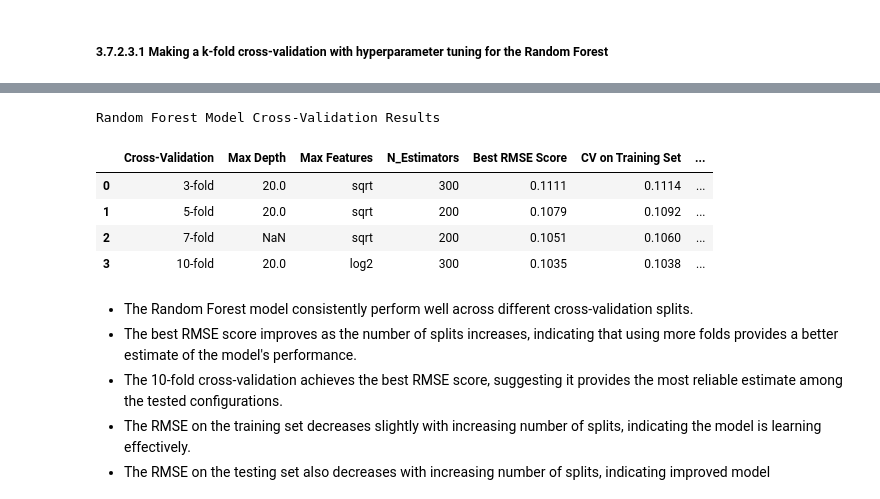
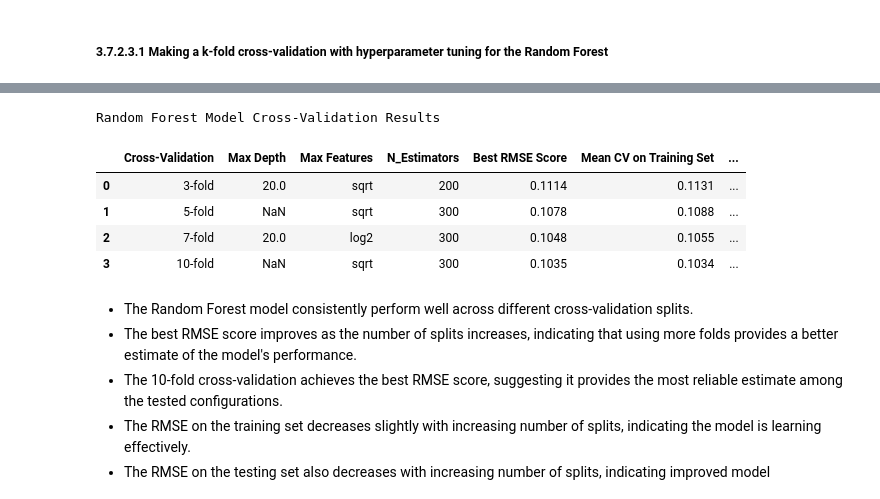
Before and after one commit to aysebsengul/Capstone_3_Predicting-Future-Solar-Energy-Generation-, a Jupyter notebook: 3_Pre-processing Work and Model.ipynb, the cells around one changed output, grey strips where cells are left out. Saved outputs shown, nothing was run; the diff lists cells and outputs as text; code cells hidden in the pictures.

```diff
--- a/3_Pre-processing Work and Model.ipynb
+++ b/3_Pre-processing Work and Model.ipynb
@@ -842,32 +879,32 @@ Standard deviation in cross-validation RMSE scores on testing set: 0.04049877353
 # %%
 # Create a dictionary to hold the data
 data = {
     "Cross-Validation": ["3-fold", "5-fold", "7-fold", "10-fold"],
-    "Max Depth": [20, 20, None, 20],
-    "Max Features": ["sqrt", "sqrt", "sqrt", "log2"],
-    "N_Estimators": [300, 200, 200, 300],
-    "Best RMSE Score": [0.1111, 0.1079, 0.1051, 0.1035],
-    "CV on Training Set": [0.1114, 0.1092, 0.1060, 0.1038],
-    "CV on Testing Set": [0.1527, 0.1426, 0.1386, 0.1326],
-    "Standard Deviation": [0.0365, 0.0341, 0.0443, 0.0405]
+    "Max Depth": [20, None, 20, None],
+    "Max Features": ["sqrt", "sqrt", "log2", "sqrt"],
+    "N_Estimators": [200, 300, 300, 300],
+    "Best RMSE Score": [0.1114, 0.1078, 0.1048, 0.1035],
+    "Mean CV on Training Set": [0.1131, 0.1088, 0.1055, 0.1034],
+    "Mean CV on Testing Set": [0.1481, 0.1453, 0.1384, 0.1326],
+    "Standard Deviation on Testing Set": [0.0308, 0.0342, 0.0433, 0.0405]
 }
 
 # Create a DataFrame from the dictionary
 df = pd.DataFrame(data)
 
 # Set the title
 title = "Random Forest Model Cross-Validation Results"
 
 # Display the title and DataFrame
 print(title)
 df
 # %% [output]
 Random Forest Model Cross-Validation Results
-|  | Cross-Validation | Max Depth | Max Features | N_Estimators | Best RMSE Score | CV on Training Set | ... |
-| 0 | 3-fold | 20.0 | sqrt | 300 | 0.1111 | 0.1114 | ... |
-| 1 | 5-fold | 20.0 | sqrt | 200 | 0.1079 | 0.1092 | ... |
-| 2 | 7-fold | NaN | sqrt | 200 | 0.1051 | 0.1060 | ... |
-| 3 | 10-fold | 20.0 | log2 | 300 | 0.1035 | 0.1038 | ... |
+|  | Cross-Validation | Max Depth | Max Features | N_Estimators | Best RMSE Score | Mean CV on Training Set | ... |
+| 0 | 3-fold | 20.0 | sqrt | 200 | 0.1114 | 0.1131 | ... |
+| 1 | 5-fold | NaN | sqrt | 300 | 0.1078 | 0.1088 | ... |
+| 2 | 7-fold | 20.0 | log2 | 300 | 0.1048 | 0.1055 | ... |
+| 3 | 10-fold | NaN | sqrt | 300 | 0.1035 | 0.1034 | ... |
 # %% [markdown]
 * The Random Forest model consistently perform well across different cross-validation splits.
 * The best RMSE score improves as the number of splits increases, indicating that using more folds provides a better estimate of the model's performance.
```
Also changed, not shown: parts of 52 cells of this notebook.
